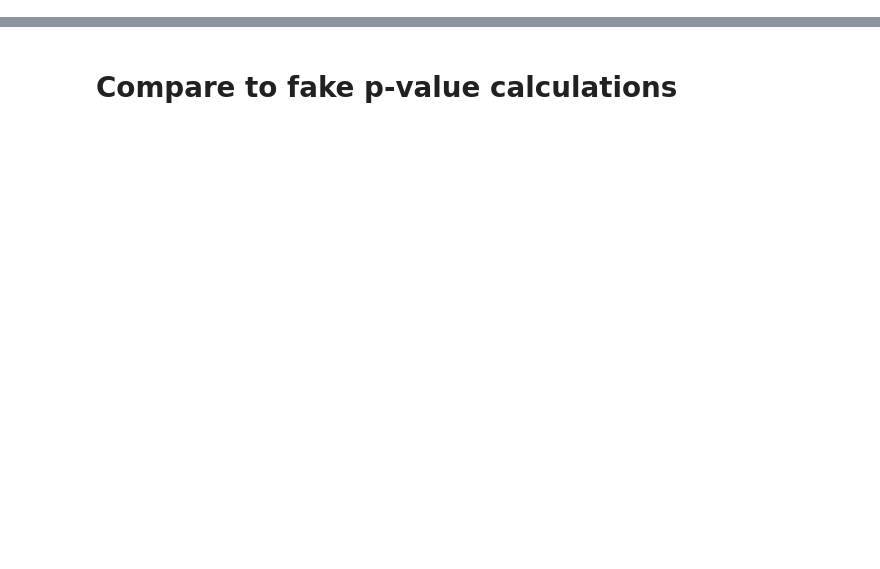
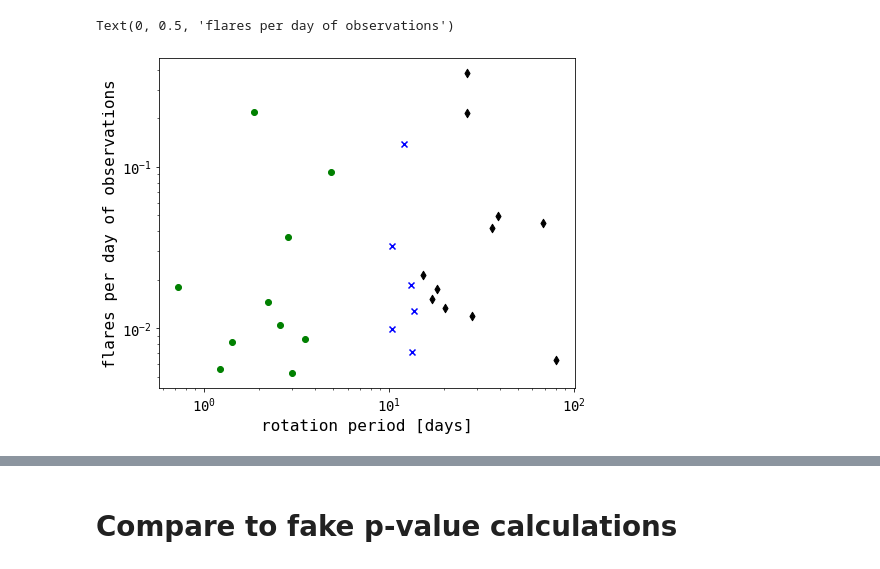
Before and after one commit to ekaterinailin/flaring-spi, a Jupyter notebook: notebooks/_07_stars_vs_adtests.ipynb, the cells around one changed output, grey strips where cells are left out. Saved outputs shown, nothing was run; the diff lists cells and outputs as text; code cells hidden in the pictures; blank space fills up the shorter version.

```diff
--- a/notebooks/_07_stars_vs_adtests.ipynb
+++ b/notebooks/_07_stars_vs_adtests.ipynb
@@ -101,0 +215,21 @@ TIC 67646988
+# %%
+minper, maxper = 0.5, 100
+
+# set up figure
+fig, ax = plt.subplots(figsize=(7,5.5))
+
+for sys, row in mean_std.iterrows():
+
+    plt.scatter(row.st_rotp, row.number_of_flares/row.time_span_d,
+                marker=row["symbol"], color=row["color"])
+
+
+plt.xscale("log")
+plt.yscale("log")
+# plt.xlim(minper, maxper)
+# plt.ylim(minper, maxper)
+plt.xlabel("rotation period [days]")
+plt.ylabel("flares per day of observations")
+# %% [output]
+Text(0, 0.5, 'flares per day of observations')
+[figure, added]
```
Also changed, not shown: parts of 10 cells of this notebook, 1 other file.
